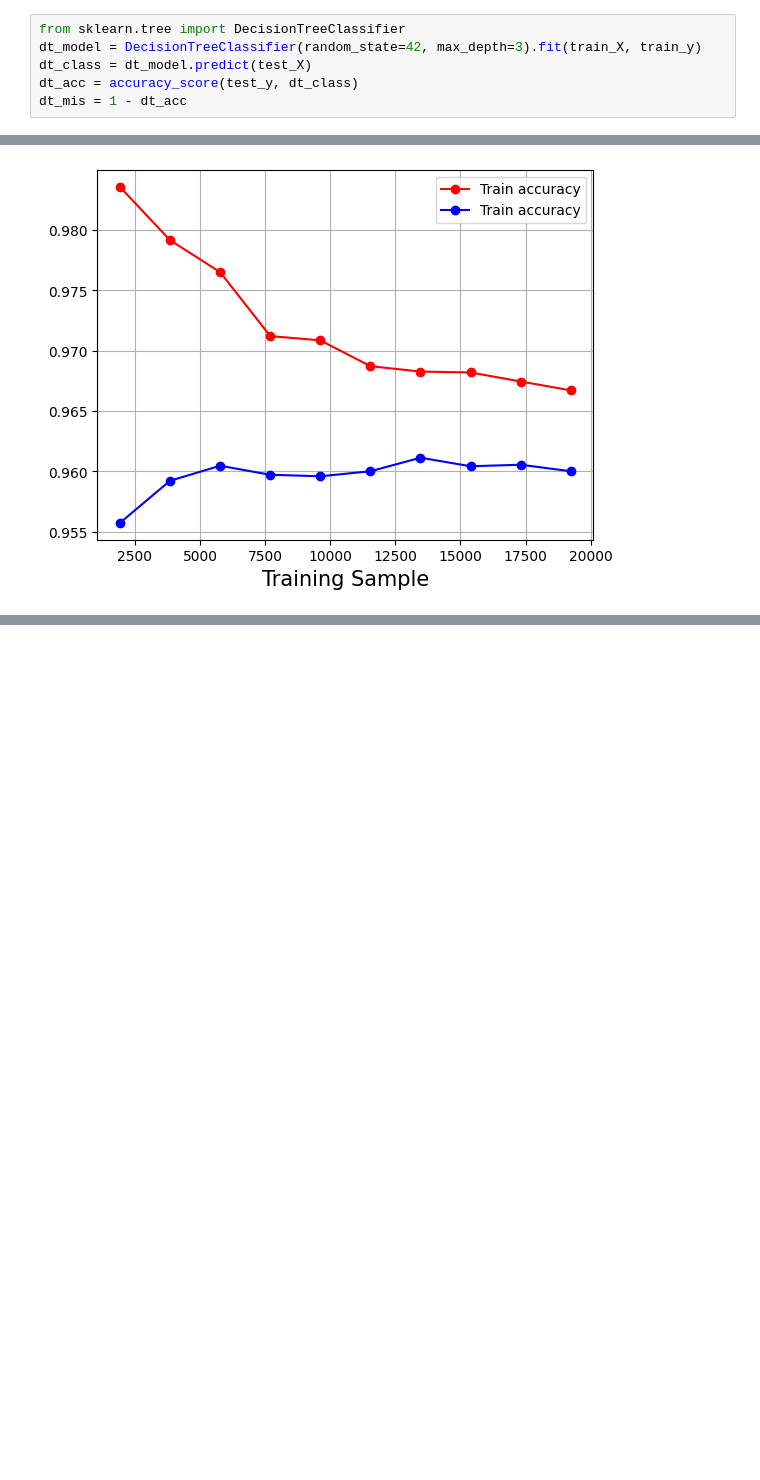
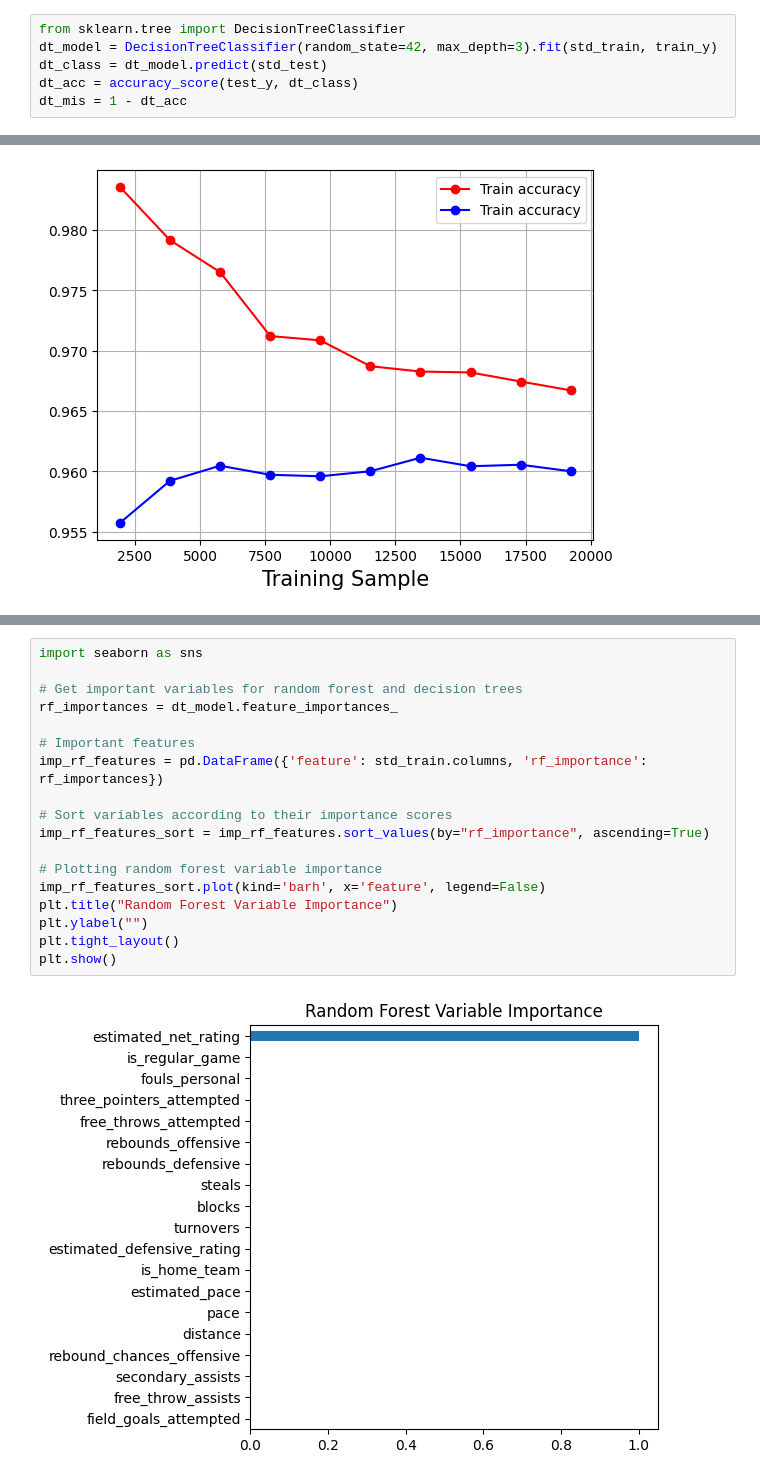
Before and after one commit to dBCooper2/bint-capstone, a Jupyter notebook: projects/client-presentation-3/client-pres-3-notebook.ipynb, the cells around one changed output, grey strips where cells are left out. Saved outputs shown, nothing was run; the diff lists cells and outputs as text; blank space fills up the shorter version.

```diff
--- a/projects/client-presentation-3/client-pres-3-notebook.ipynb
+++ b/projects/client-presentation-3/client-pres-3-notebook.ipynb
@@ -213,8 +220,8 @@ lr_mis = 1 - lr_acc
 ### Decision Tree Model
 # %%
 from sklearn.tree import DecisionTreeClassifier
-dt_model = DecisionTreeClassifier(random_state=42, max_depth=3).fit(train_X, train_y)
-dt_class = dt_model.predict(test_X)
+dt_model = DecisionTreeClassifier(random_state=42, max_depth=3).fit(std_train, train_y)
+dt_class = dt_model.predict(std_test)
 dt_acc = accuracy_score(test_y, dt_class)
 dt_mis = 1 - dt_acc
 # %% [markdown]
@@ -441,3 +452,23 @@ plt.show()
+# %%
+import seaborn as sns
+
+# Get important variables for random forest and decision trees
+rf_importances = dt_model.feature_importances_
+
+# Important features
+imp_rf_features = pd.DataFrame({'feature': std_train.columns, 'rf_importance': rf_importances})
+
+# Sort variables according to their importance scores
+imp_rf_features_sort = imp_rf_features.sort_values(by="rf_importance", ascending=True)
+
+# Plotting random forest variable importance
+imp_rf_features_sort.plot(kind='barh', x='feature', legend=False)
+plt.title("Random Forest Variable Importance")
+plt.ylabel("")
+plt.tight_layout()
+plt.show()
+# %% [output]
+[figure, added]
 # %% [markdown]
 ## TODOs:
 
```
Also changed, not shown: parts of 11 cells of this notebook, 1 other file.
